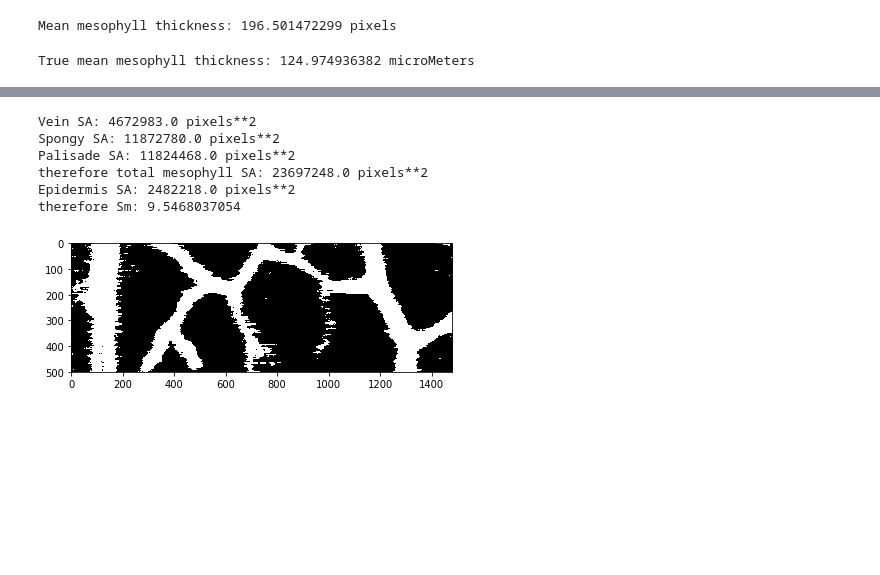
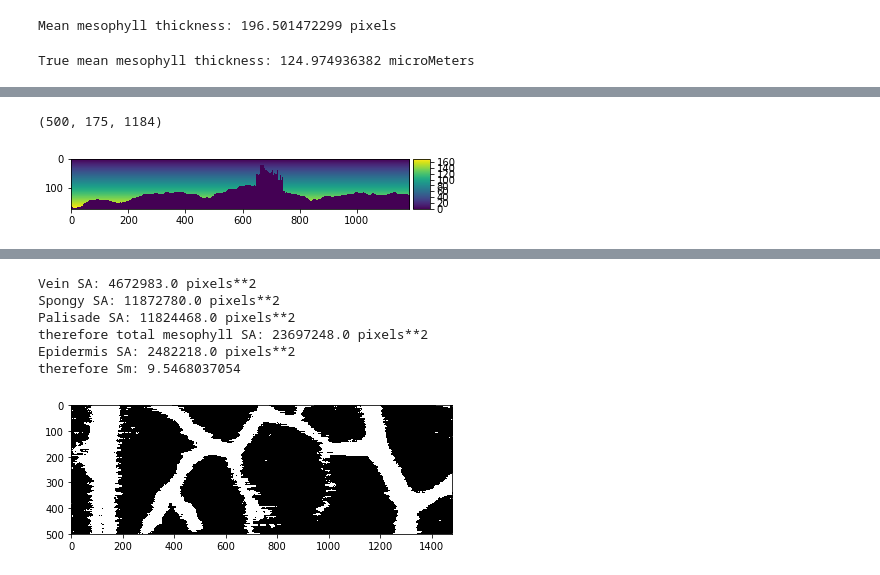
Before and after one commit to masonearles/3DLeafCT, a Jupyter notebook: ML_microCT/jupyter/LeafTraits.ipynb, the cells around one changed output, grey strips where cells are left out. Drawn from its saved outputs; the diff is of its cells as text; code cells hidden in the pictures; blank space fills up the shorter version.

Commit message:
traits work

```diff
--- a/ML_microCT/jupyter/LeafTraits.ipynb
+++ b/ML_microCT/jupyter/LeafTraits.ipynb
@@ -239,0 +242,80 @@ io.show()
+# %%
+# trim off edges to improve trait measurement, remove artefactual false predictions
+# remove first and last 10% of slices in img.shape[2] dimension
+low_pct = int(img.shape[2]*0.1)
+high_pct = int(img.shape[2]*0.9)
+
+hold = epi_out_trace.shape[1]/2
+lower_epid_trace = np.array(epi_out_trace[:,hold:epi_out_trace.shape[1],:], copy = True)
+lower_epid_trace_trim = np.array(lower_epid_trace[:,:,low_pct:high_pct], copy=True)
+tileA_trim = np.array(tileA[:,:,low_pct:high_pct], copy=True)
+lower_epid_mask = tileA_trim * lower_epid_trace_trim
+# %%
+print(lower_epid_mask.shape)
+io.imshow(lower_epid_mask[0,:,:])
+io.show()
+io.imshow(lower_epid_mask[lower_epid_mask.shape[0]-1,:,:])
+io.show()
+# io.imshow(lower_epid_trace_trim[0,:,:])
+# io.show()
+# io.imshow(lower_epid_mask[:,:,0])
+# io.show()
+epid_low_trim = np.argmax(lower_epid_mask, axis=1)
+
+
+epid_low_trim_ones = np.zeros(lower_epid_mask.shape)
+for z in range(0,epid_low_trim_ones.shape[0]):
+    for x in range(0,epid_low_trim_ones.shape[2]):
+        epid_low_trim_ones[z,epid_low_trim[z,x],x] = 1
+
+edge1_list = []
+edge2_list = []
+edge3_list = []
+edge4_list = []
+
+edge1_SA = 0
+edge2_SA = 0
+edge3_SA = 0
+edge4_SA = 0
+edge5_SA = lower_epid_mask.shape[0]*lower_epid_mask.shape[2]
+
+y1 = 0
+y2 = int(epid_low_trim_ones.shape[2]-1)
+y3 = int(epid_low_trim_ones.shape[0]-1)
+
+
+for x in range(0,lower_epid_mask.shape[0]):
+    for z in range(0,lower_epid_mask.shape[1]):
+        if epid_low_trim_ones[x,z,y1] == 1:
+            edge1_list.append(z)
+        elif epid_low_trim_ones[x,z,y2] == 1:
+            edge2_list.append(z)
+for x in range(0,lower_epid_mask.shape[2]):
+    for z in range(0,lower_epid_mask.shape[1]):
+        if epid_low_trim_ones[y1,z,x] == 1:
+            edge3_list.append(z)
+        elif epid_low_trim_ones[y3,z,x] == 1:
+            edge4_list.append(z)
+
+for i in range(0,len(edge1_list)):
+    edge1_SA = edge1_SA + edge1_list[i]
+    edge2_SA = edge2_SA + edge2_list[i]
+for j in range(0,len(edge3_list)):
+    edge3_SA = edge3_SA + edge3_list[j]
+    edge4_SA = edge4_SA + edge4_list[j]
+# print(edge1_SA)
+# print(edge2_SA)
+# print(edge3_SA)
+# print(edge4_SA)
+# print(edge5_SA)
+total_neg_SA = edge1_SA + edge2_SA + edge3_SA + edge4_SA + edge5_SA
+print('Total negligable epidermis SA: '+str(total_neg_SA))
+lower_epid_vert_faces = marching_cubes_lewiner(lower_epid_trace_trim)
+lower_epid_SA = mesh_surface_area(lower_epid_vert_faces[0],lower_epid_vert_faces[1])
+print('Raw lower epidermis SA: '+str(lower_epid_SA))
+true_lower_epid_SA = lower_epid_SA - total_neg_SA
+print('True lower epidermis SA: '+str(true_lower_epid_SA))
+print('Estimated lower epidermis SA: '+str(edge5_SA))
+# %% [output]
+(500, 175, 1184)
+[figure, added]
```
Also changed, not shown: parts of 5 cells of this notebook.
